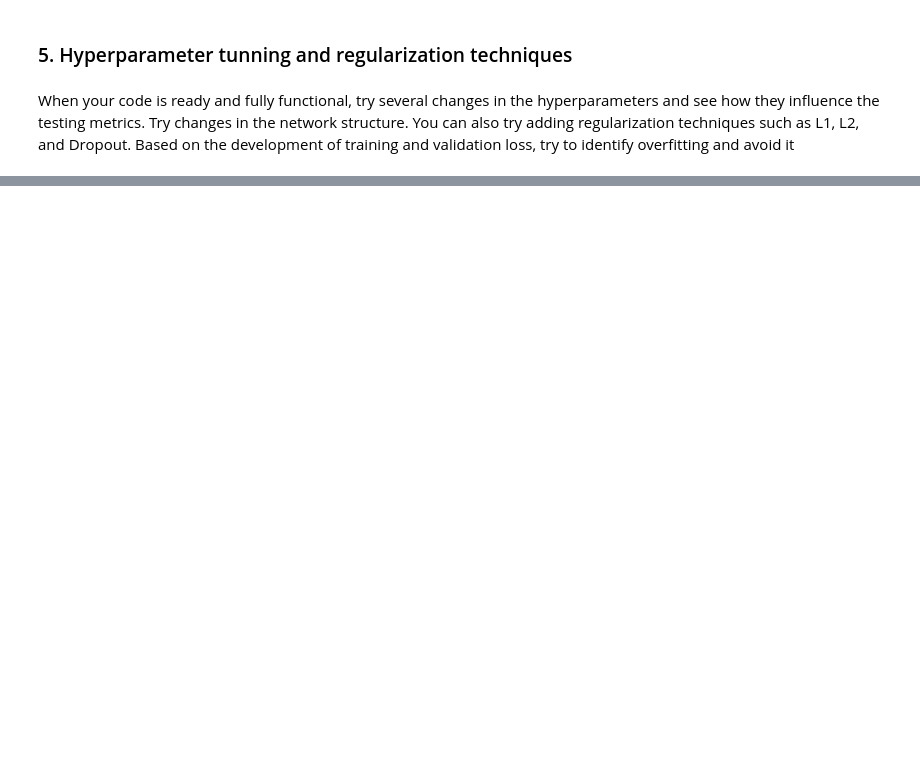
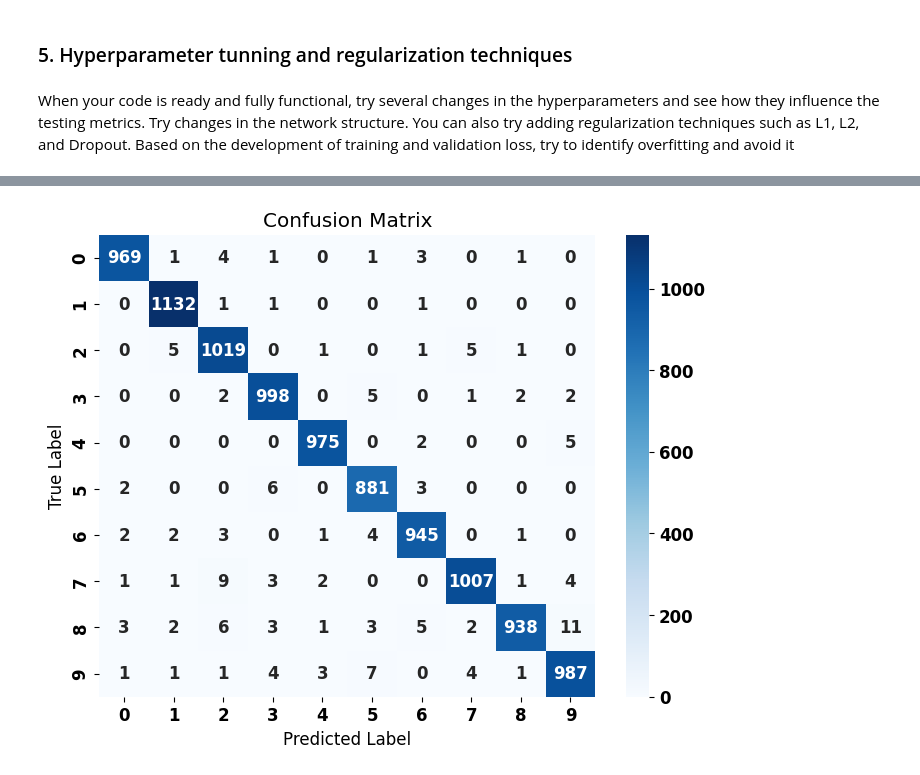
Before and after one commit to xDocka15/MPA-MLF_Dockal, a Jupyter notebook: ex_07.ipynb, the cells around one changed output, grey strips where cells are left out. Drawn from its saved outputs; the diff is of its cells as text; code cells hidden in the pictures; blank space fills up the shorter version.

```diff
--- a/ex_07.ipynb
+++ b/ex_07.ipynb
@@ -194,3 +259,26 @@ Evaluate the model on the testing dataset using the relevant metrics. Use the co
 ### 5. Hyperparameter tunning and regularization techniques
 # %% [markdown]
 When your code is ready and fully functional, try several changes in the hyperparameters and see how they influence the testing metrics. Try changes in the network structure. You can also try adding regularization techniques such as L1, L2, and Dropout. Based on the development of training and validation loss, try to identify overfitting and avoid it
+# %%
+from sklearn.metrics import confusion_matrix
+import seaborn as sns
+
+# Predict on the test set
+y_pred = model.predict(X_test)
+
+
+# Convert predictions to class labels
+y_pred_classes = np.argmax(y_pred, axis=1)
+y_true_classes = np.argmax(y_test, axis=1)
+
+# Generate confusion matrix
+cm = confusion_matrix(y_true_classes, y_pred_classes)
+
+# Plot the confusion matrix using seaborn heatmap
+plt.figure(figsize=(8, 6))
+sns.heatmap(cm, annot=True, fmt='d', cmap='Blues', xticklabels=np.arange(10), yticklabels=np.arange(10))
+plt.title('Confusion Matrix')
+plt.xlabel('Predicted Label')
+plt.ylabel('True Label')
+plt.show()
+# %% [output]
@@ -196,0 +286 @@ When your code is ready and fully functional, try several changes in the hyperpa
+[figure, added]
```
Also changed, not shown: parts of 12 cells of this notebook.
